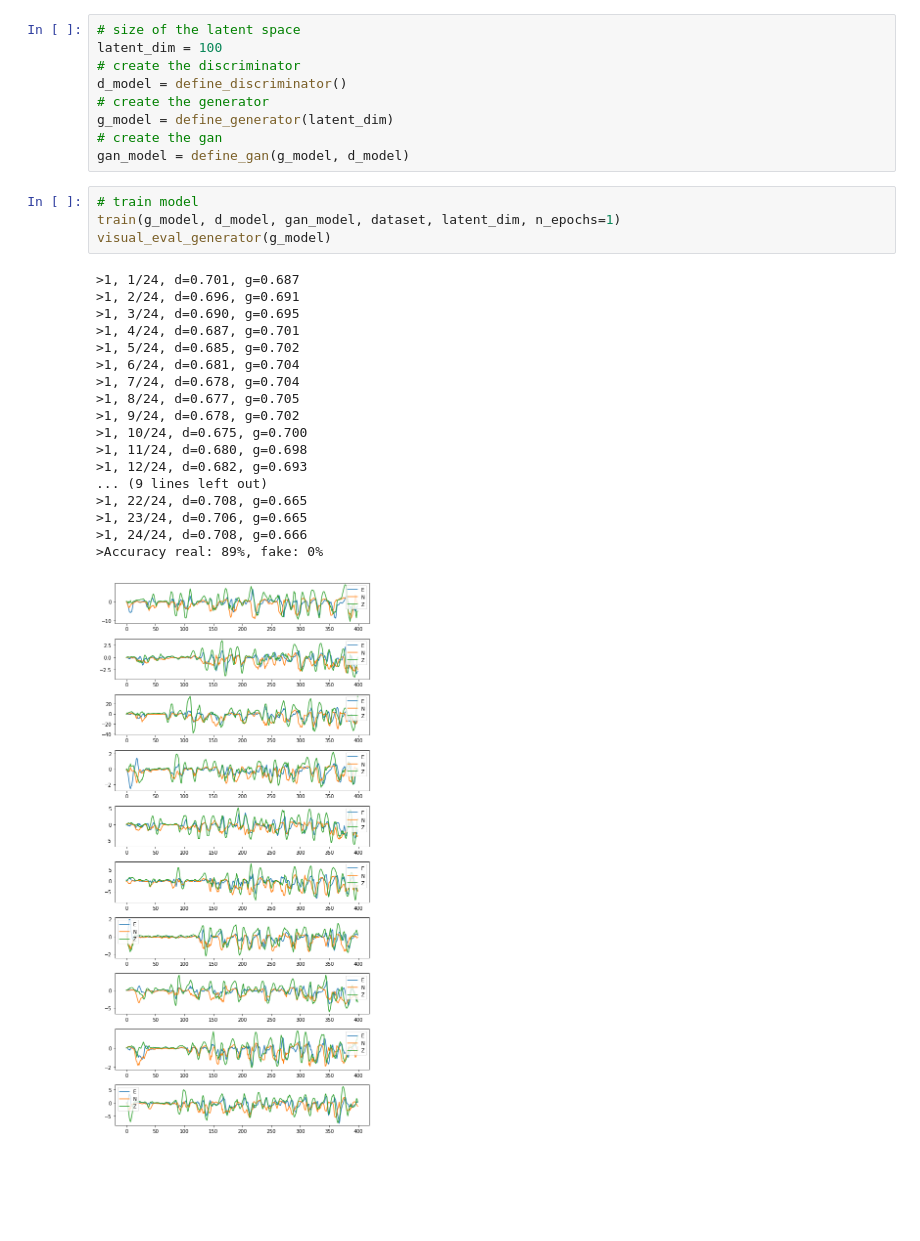
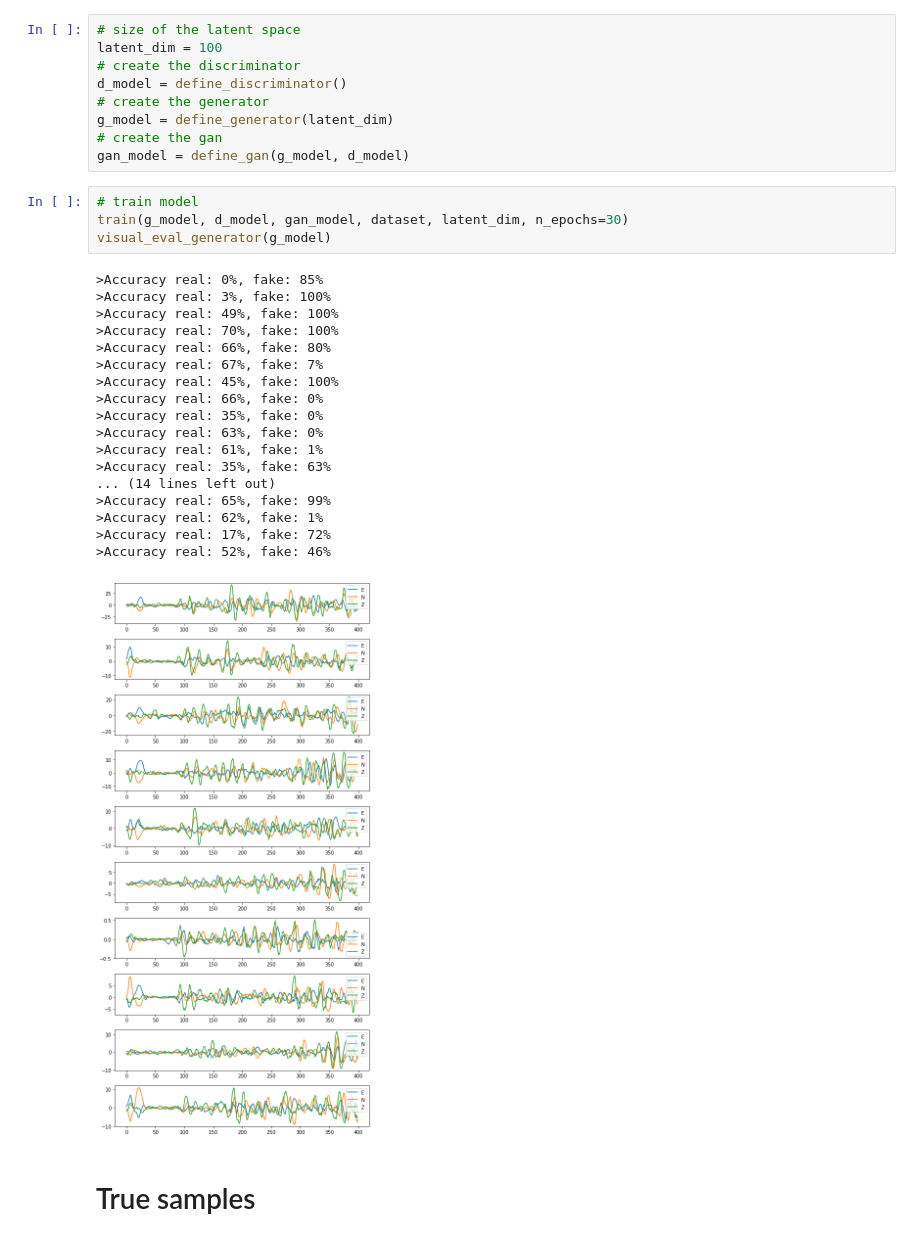
Before and after one commit to hofmanradek/ML, a Jupyter notebook: GANs/GAN_1D_conv.ipynb, the cells around one changed output. Saved outputs shown, nothing was run; the diff lists cells and outputs as text; blank space fills up the shorter version.

```diff
--- a/GANs/GAN_1D_conv.ipynb
+++ b/GANs/GAN_1D_conv.ipynb
@@ -294,27 +294,29 @@ g_model = define_generator(latent_dim)
 gan_model = define_gan(g_model, d_model)
 # %%
 # train model
-train(g_model, d_model, gan_model, dataset, latent_dim, n_epochs=1)
+train(g_model, d_model, gan_model, dataset, latent_dim, n_epochs=30)
 visual_eval_generator(g_model)
 # %% [output]
->1, 1/24, d=0.701, g=0.687
->1, 2/24, d=0.696, g=0.691
->1, 3/24, d=0.690, g=0.695
->1, 4/24, d=0.687, g=0.701
->1, 5/24, d=0.685, g=0.702
->1, 6/24, d=0.681, g=0.704
->1, 7/24, d=0.678, g=0.704
->1, 8/24, d=0.677, g=0.705
->1, 9/24, d=0.678, g=0.702
->1, 10/24, d=0.675, g=0.700
->1, 11/24, d=0.680, g=0.698
->1, 12/24, d=0.682, g=0.693
-... (9 lines left out)
->1, 22/24, d=0.708, g=0.665
->1, 23/24, d=0.706, g=0.665
->1, 24/24, d=0.708, g=0.666
->Accuracy real: 89%, fake: 0%
+>Accuracy real: 0%, fake: 85%
+>Accuracy real: 3%, fake: 100%
+>Accuracy real: 49%, fake: 100%
+>Accuracy real: 70%, fake: 100%
+>Accuracy real: 66%, fake: 80%
+>Accuracy real: 67%, fake: 7%
+>Accuracy real: 45%, fake: 100%
+>Accuracy real: 66%, fake: 0%
+>Accuracy real: 35%, fake: 0%
+>Accuracy real: 63%, fake: 0%
+>Accuracy real: 61%, fake: 1%
+>Accuracy real: 35%, fake: 63%
+... (14 lines left out)
+>Accuracy real: 65%, fake: 99%
+>Accuracy real: 62%, fake: 1%
+>Accuracy real: 17%, fake: 72%
+>Accuracy real: 52%, fake: 46%
-[figure, old version]
+[figure, new version]
+# %% [markdown]
+# True samples
 # %%
 visual_eval_generator(g_model, n_samples=10, real=True)
 # %% [output]
```
Also changed, not shown: parts of 4 cells of this notebook.
